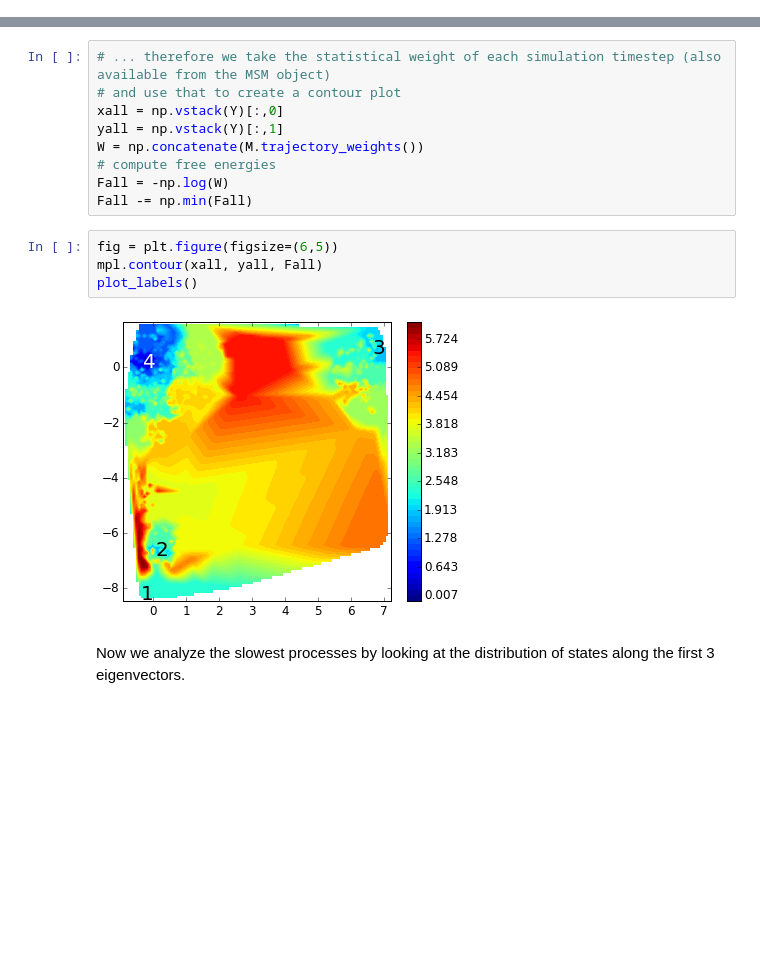
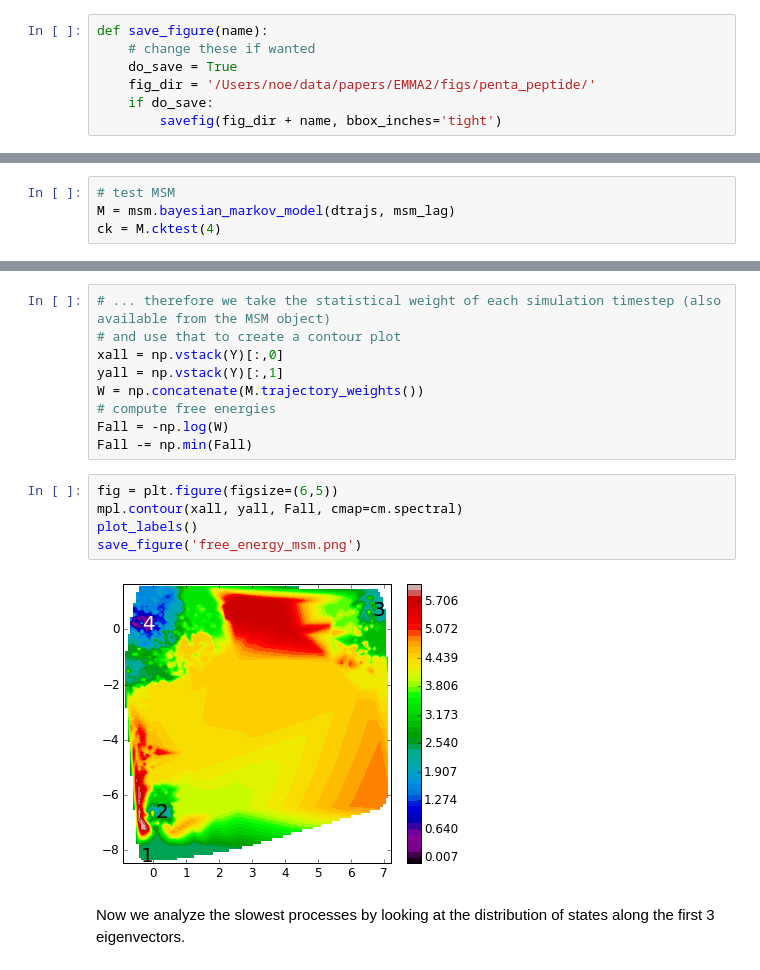
Before and after one commit to markovmodel/PyEMMA_IPython, a Jupyter notebook: md2msm_penta_peptide/md2msm_penta_peptide.ipynb, the cells around one changed output, grey strips where cells are left out. Cells and saved outputs as stored; diff of their text form; blank space fills up the shorter version.

Commit message:
penta_peptide to new version

```diff
--- a/md2msm_penta_peptide/md2msm_penta_peptide.ipynb
+++ b/md2msm_penta_peptide/md2msm_penta_peptide.ipynb
@@ -24,6 +24,13 @@ Now we import the PyEMMA modules required for the following steps.
 import pyemma.coordinates as coor
 import pyemma.msm as msm
 import pyemma.plots as mpl
+# %%
+def save_figure(name):
+    # change these if wanted
+    do_save = True
+    fig_dir = '/Users/noe/data/papers/EMMA2/figs/penta_peptide/'
+    if do_save:
+        savefig(fig_dir + name, bbox_inches='tight')
 # %% [markdown]
 Load pentapeptide coordinates and select features
 ------
@@ -219,3 +227,7 @@ print 'fraction of counts used = ', M.active_count_fraction
 # %% [output]
 fraction of states used =  1.0
 fraction of counts used =  1.0
+# %%
+# test MSM
+M = msm.bayesian_markov_model(dtrajs, msm_lag)
+ck = M.cktest(4)
@@ -236,10 +253,11 @@ Fall = -np.log(W)
 Fall -= np.min(Fall)
 # %%
 fig = plt.figure(figsize=(6,5))
-mpl.contour(xall, yall, Fall)
+mpl.contour(xall, yall, Fall, cmap=cm.spectral)
 plot_labels()
+save_figure('free_energy_msm.png')
 # %% [output]
-[figure, old version]
+[figure, new version]
 # %% [markdown]
 Now we analyze the slowest processes by looking at the distribution of states along the first 3 eigenvectors.
 # %%
```
Also changed, not shown: parts of 18 cells of this notebook.
